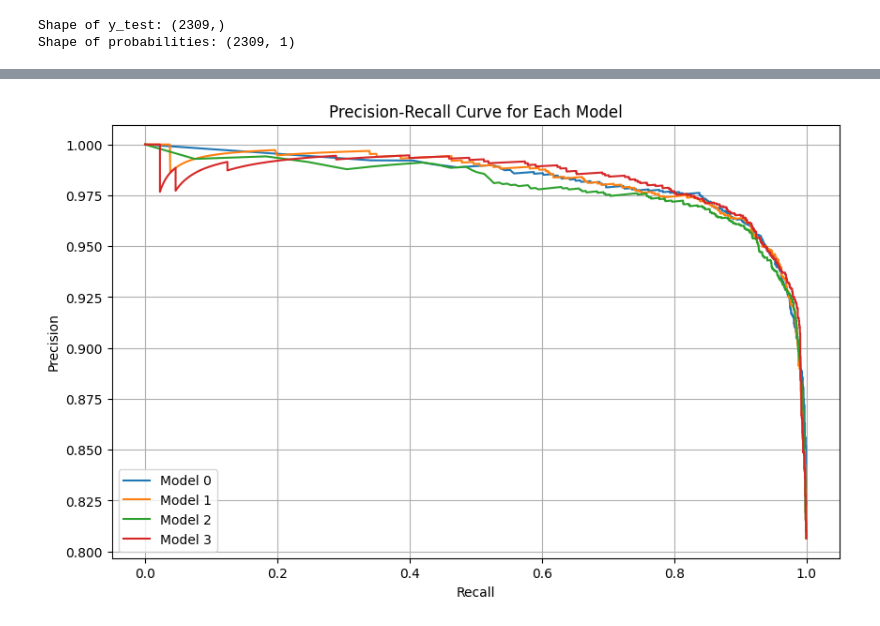
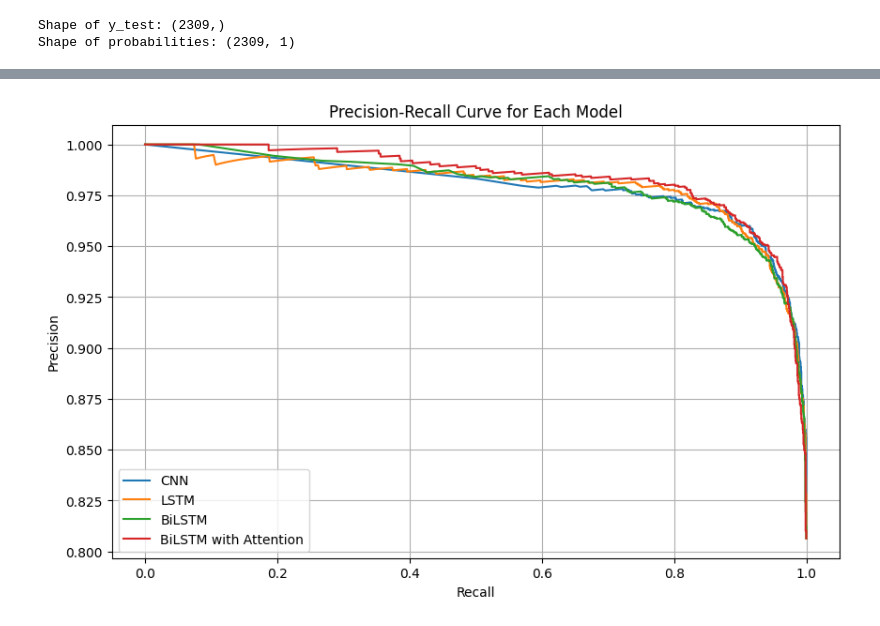
Before and after one commit to jeekay24/twitter-chat-analysis, a Jupyter notebook: analysis.ipynb, the cells around one changed output, grey strips where cells are left out. Drawn from its saved outputs; the diff is of its cells as text; code cells hidden in the pictures.

Commit message:
Added Comparison of evaluation models and f_score

```diff
--- a/analysis.ipynb
+++ b/analysis.ipynb
@@ -709,16 +707,17 @@ Shape of y_test: (2309,)
 Shape of probabilities: (2309, 1)
 # %%
 from sklearn.metrics import precision_recall_curve
+import matplotlib.pyplot as plt
 
 plt.figure(figsize=(10, 6))
-for model in models:
-    probabilities = model.predict(X_test)  # Predict class probabilities
-    if probabilities.ndim == 1:
-        probabilities_positive = probabilities  # Use single column of probabilities
-    else:
-        probabilities_positive = probabilities  # No need for indexing
-    precision, recall, _ = precision_recall_curve(y_test, probabilities_positive)
-    plt.plot(recall, precision, label=f"Model {models.index(model)}")
+
+# Models and their predicted probabilities
+models = ["CNN", "LSTM", "BiLSTM", "BiLSTM with Attention"]
+probabilities = [cnn_probabilities, lstm_probabilities, bilstm_probabilities, bilstm_attention_probabilities]
+
+for model_name, probs in zip(models, probabilities):
+    precision, recall, _ = precision_recall_curve(true_labels, probs)
+    plt.plot(recall, precision, label=model_name)
 
 plt.xlabel('Recall')
 plt.ylabel('Precision')
@@ -734 +729 @@ plt.show()
-[figure, old version]
+[figure, new version]
```
Also changed, not shown: parts of 18 cells of this notebook.
